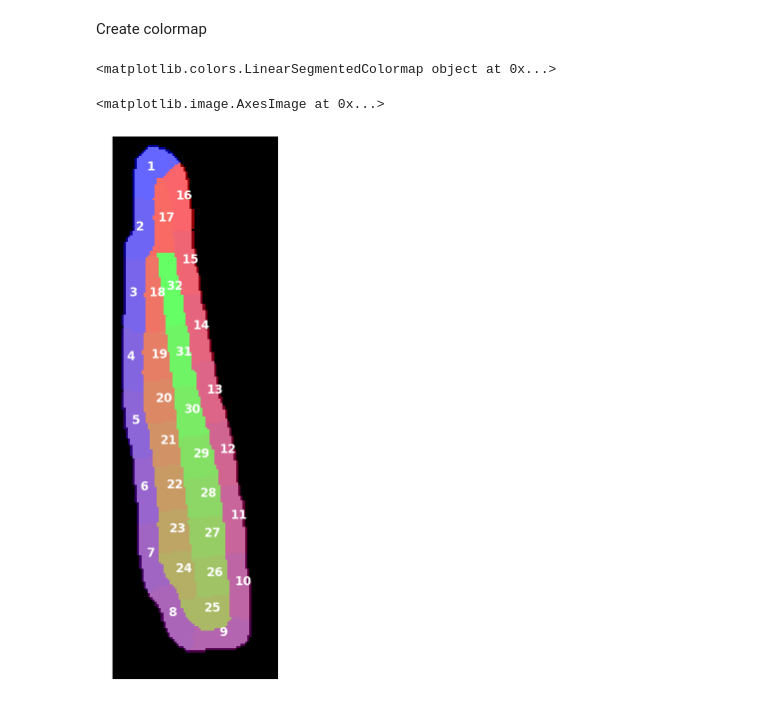
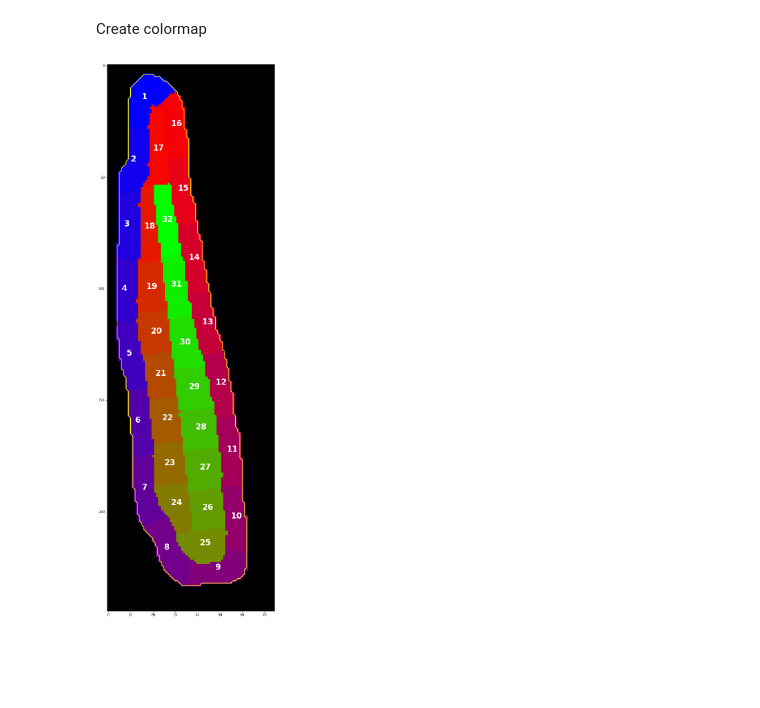
Before and after one commit to zoccoler/metroid, a Jupyter notebook: MES.ipynb, the cells around one changed output. Saved outputs shown, nothing was run; the diff lists cells and outputs as text; code cells hidden in the pictures; blank space fills up the shorter version.

```diff
--- a/MES.ipynb
+++ b/MES.ipynb
@@ -1131,3 +1559,7 @@ def get_slices4(mask,mask_rot,angle,nregions=16):
 
 
     return(segment,label_ROIs)
+# %%
+if testing:
+    angle_in = angle
+    slices,label_ROIs_in = get_slices4(mask_in,mask_in_aligned,angle_in,n_ROIs_in,testing,contours)
@@ -1218,27 +1652,28 @@ def segment(mask, video=None, fr=None, n_ROIs_out=16, n_ROIs_in=16):
 #     #Get videos .tif from path
 #     video_list = get_img_stacks(fpath)
 
-    if video != None:
+    if video is not None:
 #         print('opa',len(video))
         #Get video shape
         video_shape = video.shape
         #if single image, don't get means
-        if len(video_shape>2):
+        if len(video_shape)>2:
             f0 = video[0]
+            #Build time vector
+            time = build_time_vector(fr, video_shape)
         else:
             f0 = video
-        if len(video_shape>2):
-            #Build time vector
-            time = build_time_vector(fr, video_shape)
+
+
 
 #     #Load masks
 #     msklist = load_masks(video_list, dir = mpath)
 
     #Create an inner mask and a contour mask
-    area_percent = np.around((n_ROIs_in/n_ROIs_total),decimals=1)
+    area_percent = np.around((n_ROIs_in/n_ROIs_total),decimals=2)
 #     print('area percent=',area_percent)
     mask_in, mask_contour, it = create_inner_mask(mask,area_percent)
-
+#     print('IT=',it)
     #Alignes masks to vertical position
     mask_aligned,angle = align_mask(mask)
 #     plt.figure()
@@ -1290,9 +1725,9 @@ def segment(mask, video=None, fr=None, n_ROIs_out=16, n_ROIs_in=16):
 
     #if single image, don't get means
 
-    if video!=None:
-        print(len(video))
-        if len(video_shape>2):
+    if video is not None:
+#         print(len(video))
+        if len(video_shape)>2:
             #Get smaller ROIs means
             ROIs_means = get_ROIs_means(video,stack_ROIs)
             return(stack_ROIs,label_ROIs,ROIs_means,time)
@@ -1302,7 +1737,7 @@ def segment(mask, video=None, fr=None, n_ROIs_out=16, n_ROIs_in=16):
 ## Segment cell mask into morphological equal-area ROIs
 # %%
 if testing:
-    ROIs_masks, label_ROIs, ROIs_means, time  = segment(video, fr, mask)
+    ROIs_masks, label_ROIs, ROIs_means, time  = segment(mask, video, fr)
 #     segments_list = []
 #     slices_list = []
 #     for r in ROIs_msk:
@@ -1313,35 +1748,38 @@ Create colormap
 # %%
 if testing:
     nregions = np.amax(label_ROIs).astype(int)
+    ncolors = nregions
     from matplotlib import cm
     from matplotlib.colors import ListedColormap
     brg = cm.get_cmap('brg', nregions)
-    print(brg)
-    newcolors = brg(np.linspace(0, 1, nregions))
+    newcolors = np.tile((np.arange(0,ncolors))/(ncolors-1),nregions//(ncolors-1))
+    newcolors = newcolors[:nregions]
+    newcolors = brg(newcolors)
     black = np.array([0, 0, 0, 1])
     newcolors = np.insert(newcolors,0,black,axis=0)
     newcmp = ListedColormap(newcolors)
-# %% [output]
-<matplotlib.colors.LinearSegmentedColormap object at 0x...>
 # %%
 # im = np.copy(label_ROIs)
 # %%
 if testing:
-    fig, ax = plt.subplots(figsize=[15,20],nrows=1, ncols=1)
+    fig, ax = plt.subplots(figsize=[10,30],nrows=1, ncols=1)
     ax.imshow(label_ROIs, cmap=newcmp)
 
     cent_coord = np.zeros((nregions,2))
 
     for j in range(nregions):
     #     a = np.zeros_like(label_ROIs).astype(bool)
     #     a[ROIs_means==j+1] = True
         cent_coord[j,:] = np.rint(get_centroid(ROIs_masks[j,:,:]))
         ax.annotate(j+1,(cent_coord[j,0]-2,cent_coord[j,1]),xycoords='data',color='white',fontsize=24,weight='bold')
-    ax.axis('off')
-    ax.imshow(mask,cmap='gray',alpha=0.4)
+#     ax.axis('off')
+#     ax.imshow(mask,cmap='gray',alpha=0.4)
+
+    ax.plot(contour[:,1],contour[:,0],color='yellow',lw=2)
+#     pathtemp = 'C:/Users/Marcelo/Desktop/'
+#     plt.savefig(pathtemp+'ROIs_mask.tiff',bbox_inches='tight',dpi=600)
 # %% [output]
-<matplotlib.image.AxesImage at 0x...>
-[figure, old version]
+[figure, new version]
 # %%
 if testing:
 #     import matplotlib.gridspec as gridspec
```
Also changed, not shown: parts of 19 cells of this notebook, 3 other files.
